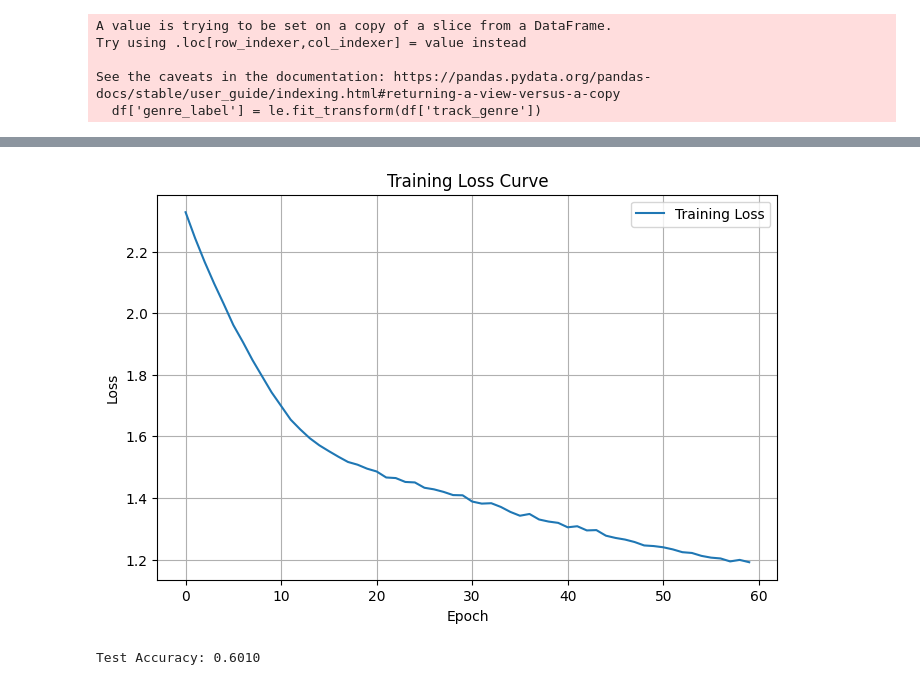
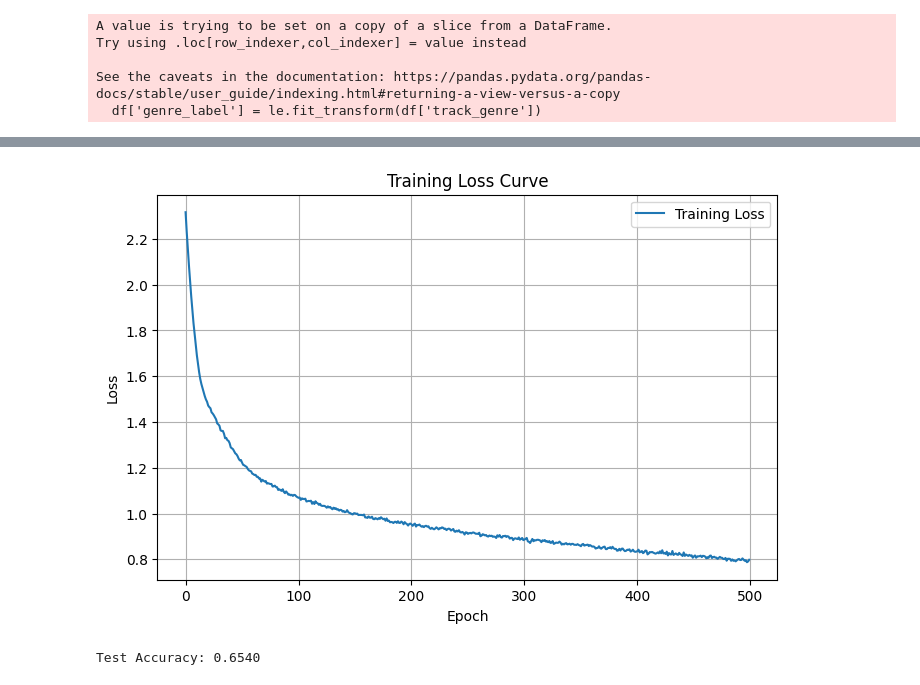
Before and after one commit to AdithNG/harmonia-net, a Jupyter notebook: HarmoniaNet_Training_and_Evaluation.ipynb, the cells around one changed output, grey strips where cells are left out. Cells and saved outputs as stored; diff of their text form; code cells hidden in the pictures.

Commit message:
Improved accuracy

```diff
--- a/HarmoniaNet_Training_and_Evaluation.ipynb
+++ b/HarmoniaNet_Training_and_Evaluation.ipynb
@@ -164,7 +164,7 @@ optimizer = optim.Adam(model.parameters(), lr=0.001)
 train_losses = []
 
 # Training loop
-epochs = 60
+epochs = 500
 for epoch in range(epochs):
     model.train()
     outputs = model(X_train_tensor)
@@ -209,4 +209,4 @@ Epoch [60/60], Loss: 1.1912
-[figure, old version]
+[figure, new version]
 # %%
 # Evaluation on test set
 model.eval()
@@ -216,7 +216,7 @@ with torch.no_grad():
     accuracy = (predictions == y_test_tensor).float().mean()
     print(f"Test Accuracy: {accuracy:.4f}")
 # %% [output]
-Test Accuracy: 0.6010
+Test Accuracy: 0.6540
 # %%
 from sklearn.metrics import classification_report, confusion_matrix
 import seaborn as sns
```
Also changed, not shown: parts of 2 cells of this notebook.
